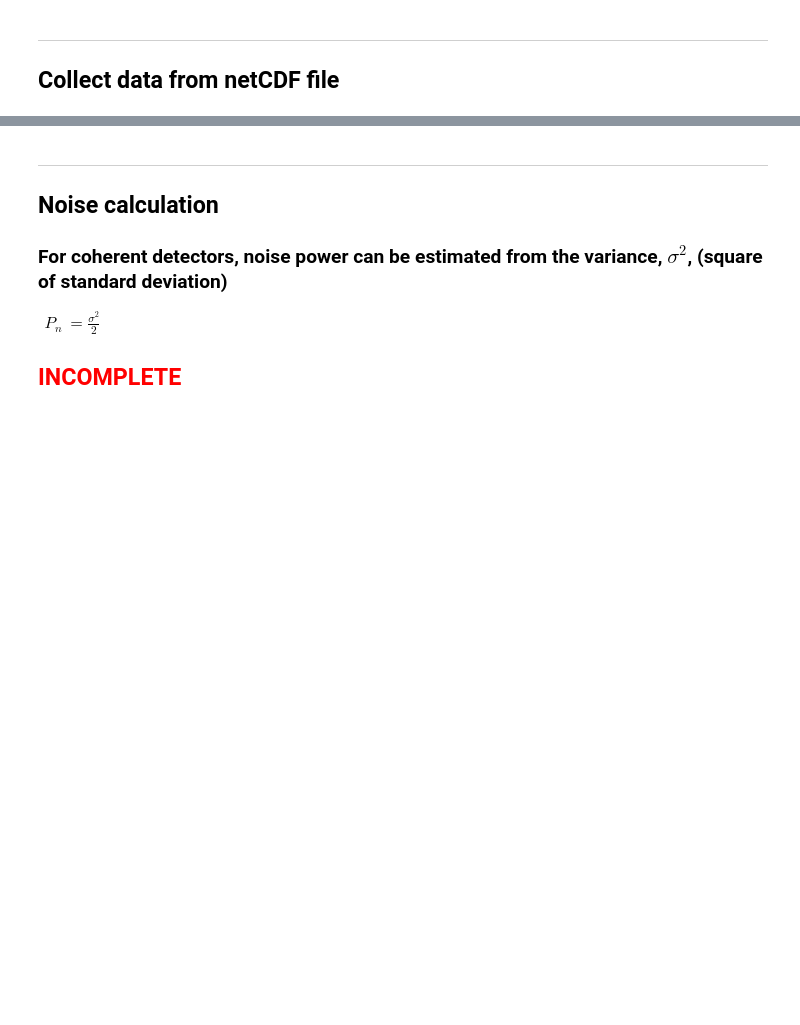
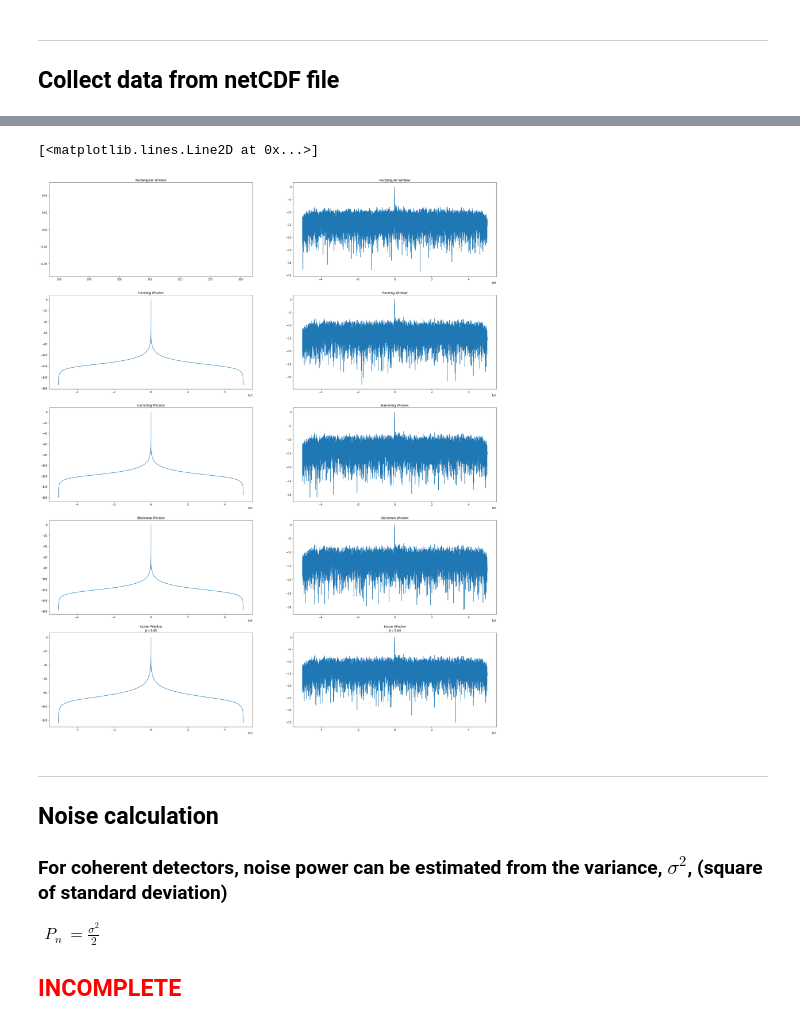
Before and after one commit to brunerm99/ADI_Radar_DSP, a Jupyter notebook: Bruner_Thesis/Target_Detection.ipynb, the cells around one changed output, grey strips where cells are left out. Saved outputs shown, nothing was run; the diff lists cells and outputs as text; code cells hidden in the pictures; blank space fills up the shorter version.

Commit message:
Window comparison

```diff
--- a/Bruner_Thesis/Target_Detection.ipynb
+++ b/Bruner_Thesis/Target_Detection.ipynb
@@ -65,3 +81,79 @@ plt.plot(freq, X_k_dBFS)
+# %%
+"""
+    Create windows
+"""
+M = z.size
+beta = 5.65
+
+# Windows
+w_n_rectangular = np.ones(M)
+w_n_hanning = signal.windows.hann(M)
+w_n_hamming = signal.windows.hamming(M)
+w_n_blackman = signal.windows.blackman(M)
+w_n_kaiser = signal.windows.kaiser(M, beta)
+
+# Frequency response of windows
+W_k_rectangular = fft.fftshift(fft.fft(w_n_rectangular))
+W_k_hanning = fft.fftshift(fft.fft(w_n_hanning))
+W_k_hamming = fft.fftshift(fft.fft(w_n_hamming))
+W_k_blackman = fft.fftshift(fft.fft(w_n_blackman))
+W_k_kaiser = fft.fftshift(fft.fft(w_n_kaiser))
+
+y_n_hanning = iq * w_n_hanning
+Y_k_hanning = np.abs(fft.fft(y_n_hanning) / (2 * buffer_size))
+Y_k_hanning = fft.fftshift(Y_k_hanning)
+
+y_n_hamming = iq * w_n_hamming
+Y_k_hamming = np.abs(fft.fft(y_n_hamming) / (2 * buffer_size))
+Y_k_hamming = fft.fftshift(Y_k_hamming)
+
+y_n_blackman = iq * w_n_blackman
+Y_k_blackman = np.abs(fft.fft(y_n_blackman) / (2 * buffer_size))
+Y_k_blackman = fft.fftshift(Y_k_blackman)
+
+y_n_kaiser = iq * w_n_kaiser
+Y_k_kaiser = np.abs(fft.fft(y_n_kaiser) / (2 * buffer_size))
+Y_k_kaiser = fft.fftshift(Y_k_kaiser)
+
+"""
+    Plotting
+"""
+fig, axes = plt.subplots(5, 2)
+fig.set_figheight(40)
+fig.set_figwidth(32)
+
+# Normal
+axes[0][0].set_title("Rectangular Window")
+axes[0][0].plot(freq, 10 * np.log10(W_k_rectangular / np.max(W_k_rectangular)))
+axes[0][1].set_title("Rectangular Window")
+axes[0][1].plot(freq, 10 * np.log10(X_k / np.max(X_k)))
+
+# Hanning
+axes[1][0].set_title("Hanning Window")
+axes[1][0].plot(freq, 10 * np.log10(W_k_hanning / np.max(W_k_hanning)))
+axes[1][1].set_title("Hanning Window")
+axes[1][1].plot(freq, 10 * np.log10(Y_k_hanning / np.max(Y_k_hanning)))
+
+# Hamming
+axes[2][0].set_title("Hamming Window")
+axes[2][0].plot(freq, 10 * np.log10(W_k_hamming / np.max(W_k_hamming)))
+axes[2][1].set_title("Hamming Window")
+axes[2][1].plot(freq, 10 * np.log10(Y_k_hamming / np.max(Y_k_hamming)))
+
+# Blackman
+axes[3][0].set_title("Blackman Window")
+axes[3][0].plot(freq, 10 * np.log10(W_k_blackman / np.max(W_k_blackman)))
+axes[3][1].set_title("Blackman Window")
+axes[3][1].plot(freq, 10 * np.log10(Y_k_blackman / np.max(Y_k_blackman)))
+
+# Kaiser
+axes[4][0].set_title("Kaiser Window\n$\\beta=%0.2f$" % beta)
+axes[4][0].plot(freq, 10 * np.log10(W_k_kaiser / np.max(W_k_kaiser)))
+axes[4][1].set_title("Kaiser Window\n$\\beta=%0.2f$" % beta)
+axes[4][1].plot(freq, 10 * np.log10(Y_k_kaiser / np.max(Y_k_kaiser)))
+# %% [output]
+[<matplotlib.lines.Line2D at 0x...>]
+[figure, added]
 # %% [markdown]
 ***
 ## Noise calculation
```
Also changed, not shown: parts of 6 cells of this notebook.
